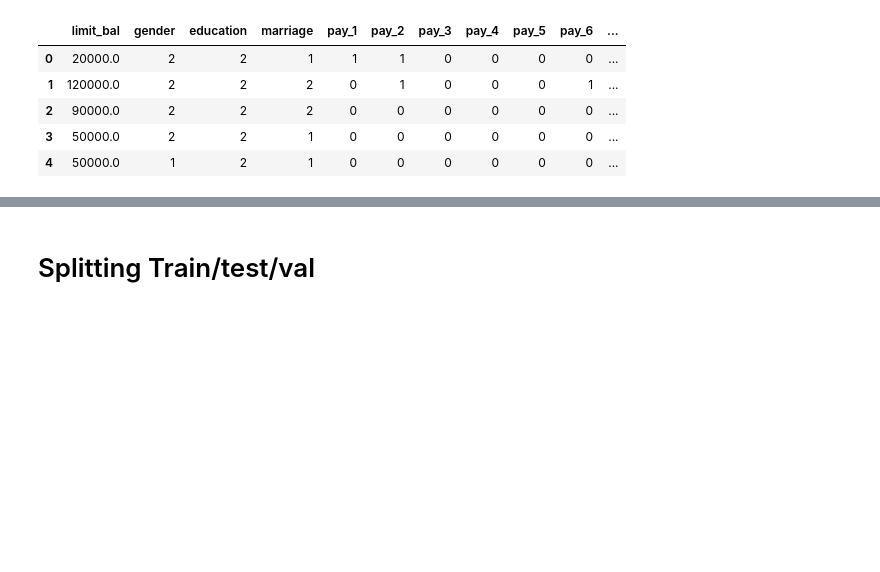
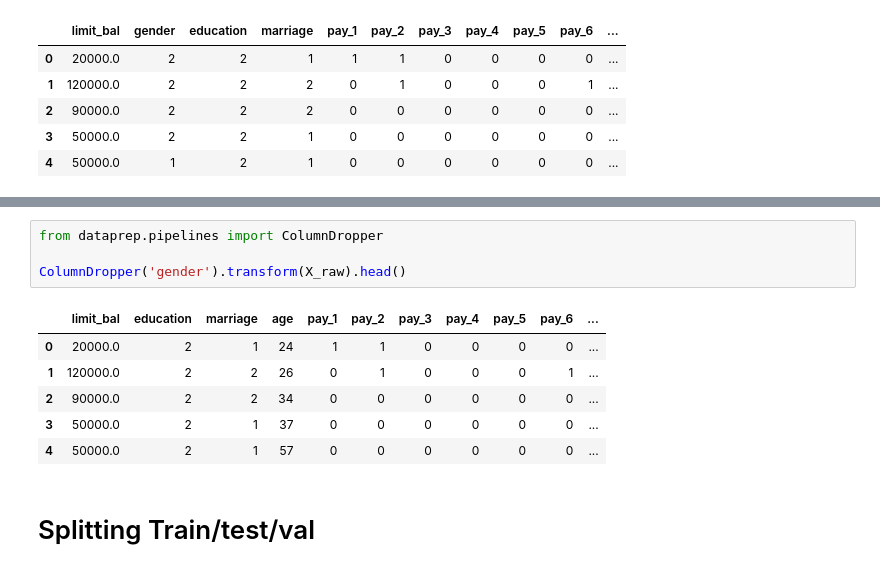
Before and after one commit to thomasXwang/UCI-Credit-card-defaults, a Jupyter notebook: 04-UCI with pipelines.ipynb, the cells around one changed output, grey strips where cells are left out. Saved outputs shown, nothing was run; the diff lists cells and outputs as text; blank space fills up the shorter version.

```diff
--- a/04-UCI with pipelines.ipynb
+++ b/04-UCI with pipelines.ipynb
@@ -228,3 +416,14 @@ age_adder.transform(gender_x_marriage_adder.transform(X_raw)).head()
+# %%
+from dataprep.pipelines import ColumnDropper
+
+ColumnDropper('gender').transform(X_raw).head()
+# %% [output]
+|  | limit_bal | education | marriage | age | pay_1 | pay_2 | pay_3 | pay_4 | pay_5 | pay_6 | ... |
+| 0 | 20000.0 | 2 | 1 | 24 | 1 | 1 | 0 | 0 | 0 | 0 | ... |
+| 1 | 120000.0 | 2 | 2 | 26 | 0 | 1 | 0 | 0 | 0 | 1 | ... |
+| 2 | 90000.0 | 2 | 2 | 34 | 0 | 0 | 0 | 0 | 0 | 0 | ... |
+| 3 | 50000.0 | 2 | 1 | 37 | 0 | 0 | 0 | 0 | 0 | 0 | ... |
+| 4 | 50000.0 | 2 | 1 | 57 | 0 | 0 | 0 | 0 | 0 | 0 | ... |
 # %% [markdown]
 # Splitting Train/test/val
 # %% [markdown]
```
Also changed, not shown: parts of 34 cells of this notebook, 2 other files.
